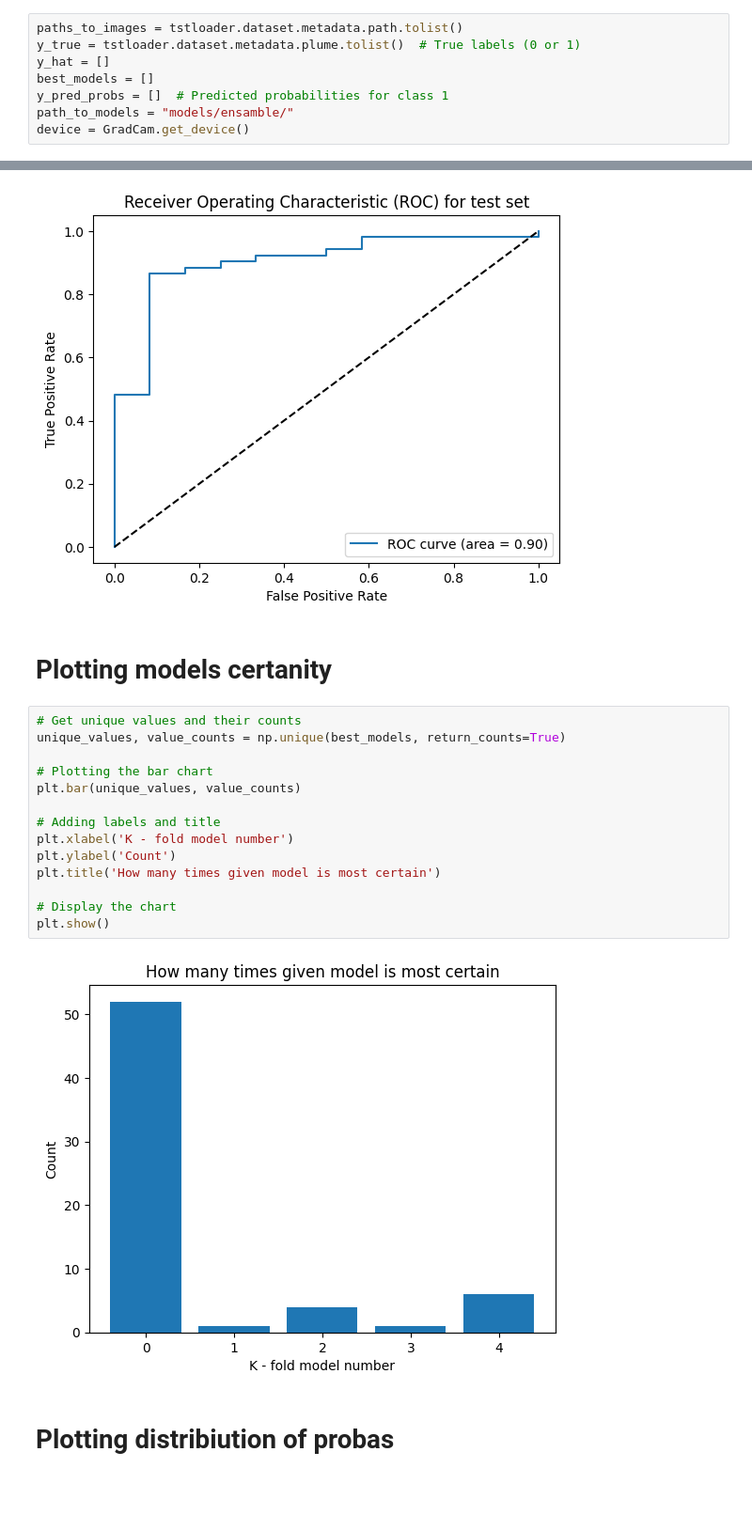
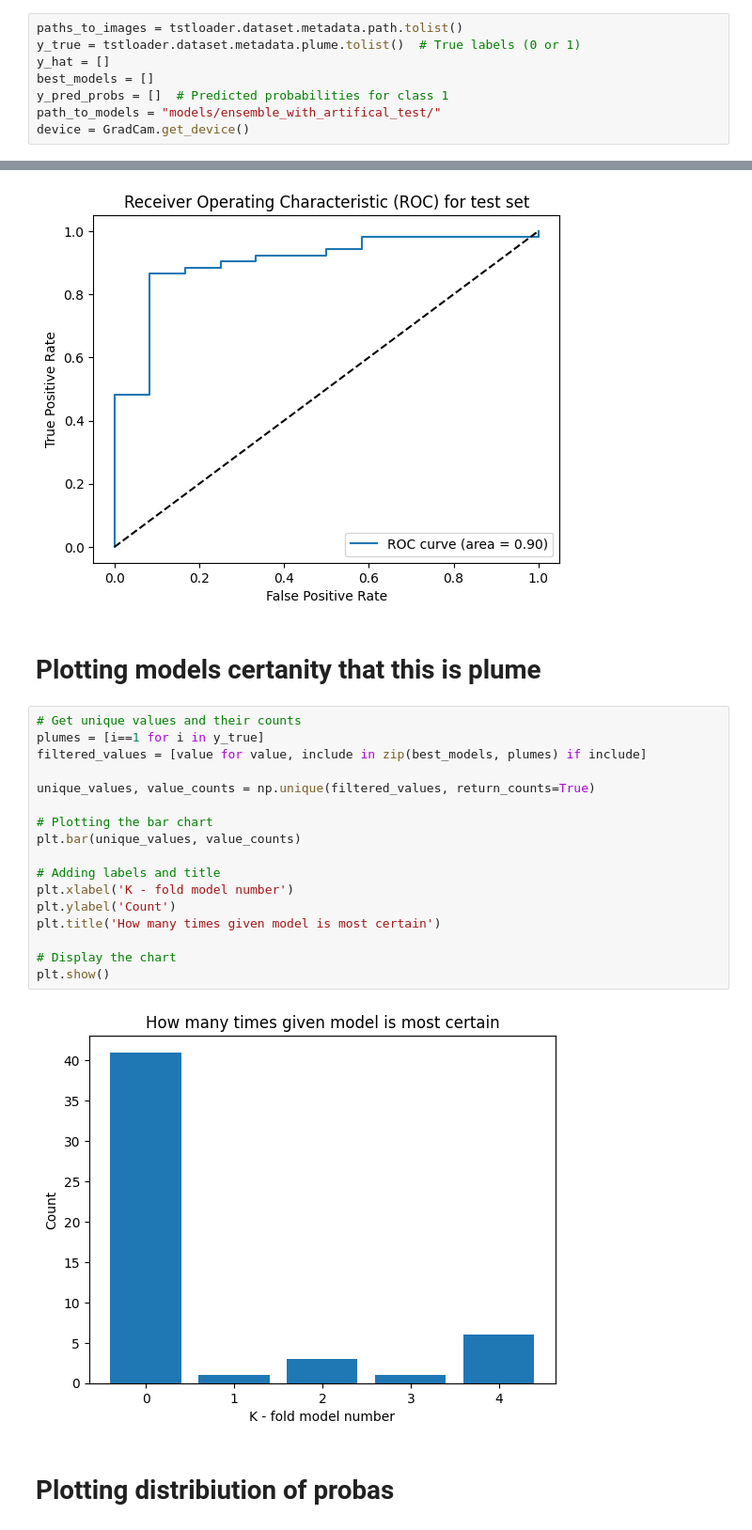
Before and after one commit to adel-R/QB-AI-for-Good, a Jupyter notebook: 2_Diagnostics.ipynb, the cells around one changed output, grey strips where cells are left out. Shown: that part at 94% size. Drawn from its saved outputs; the diff is of its cells as text; blank space fills up the shorter version.

Commit message:
prediction on test

```diff
--- a/2_Diagnostics.ipynb
+++ b/2_Diagnostics.ipynb
@@ -61,7 +61,7 @@ y_true = tstloader.dataset.metadata.plume.tolist()  # True labels (0 or 1)
 y_hat = []
 best_models = []
 y_pred_probs = []  # Predicted probabilities for class 1
-path_to_models = "models/ensamble/"
+path_to_models = "models/ensemble_with_artifical_test/"
 device = GradCam.get_device()
 # %%
 for path in tqdm(paths_to_images):
@@ -89,22 +89,25 @@ plt.show()
 # %% [output]
 [figure]
 # %% [markdown]
-# Plotting models certanity
+# Plotting models certanity that this is plume
 # %%
 # Get unique values and their counts
-unique_values, value_counts = np.unique(best_models, return_counts=True)
+plumes = [i==1 for i in y_true]
+filtered_values = [value for value, include in zip(best_models, plumes) if include]
+
+unique_values, value_counts = np.unique(filtered_values, return_counts=True)
 
 # Plotting the bar chart
 plt.bar(unique_values, value_counts)
 
 # Adding labels and title
 plt.xlabel('K - fold model number')
 plt.ylabel('Count')
 plt.title('How many times given model is most certain')
 
 # Display the chart
 plt.show()
 # %% [output]
-[figure, old version]
+[figure, new version]
 # %% [markdown]
 # Plotting distribiution of probas
```
Also changed, not shown: parts of 7 cells of this notebook, 2 other files.
